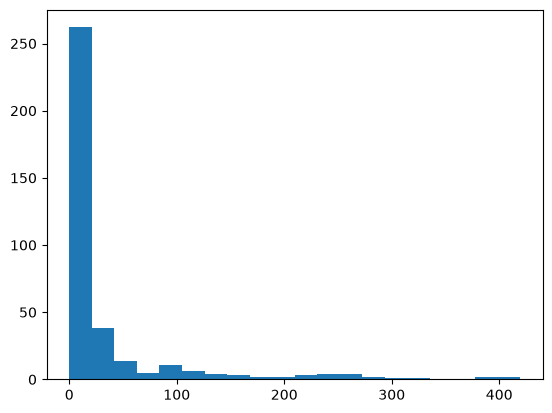
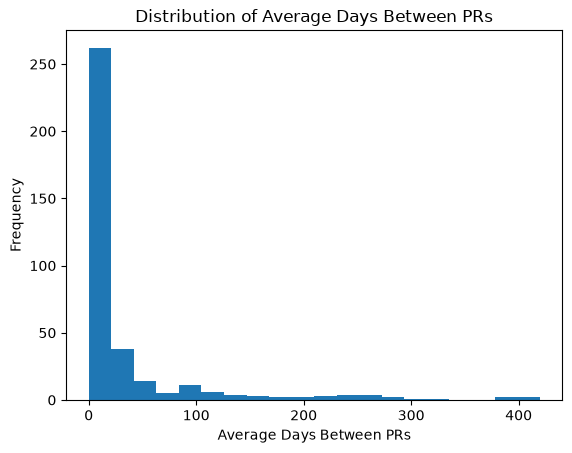
Code edit (unified diff) that turned the first committed figure into the second:
--- before
+++ after
@@ -1 +1,5 @@
 plt.hist(df['avg_days_between_prs'], bins=20)
+plt.title('Distribution of Average Days Between PRs')
+plt.xlabel('Average Days Between PRs')
+plt.ylabel('Frequency')
+plt.show()

Commit: model explainability added and best model saved